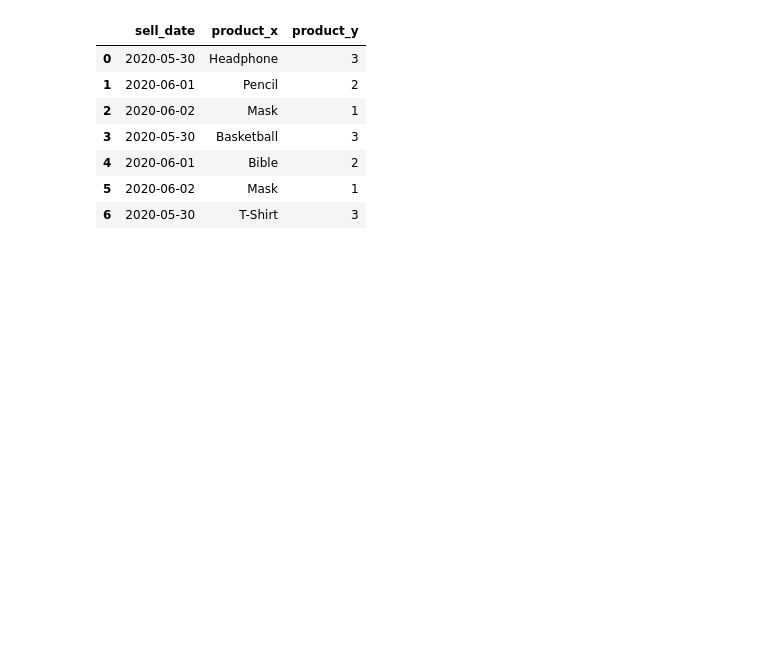
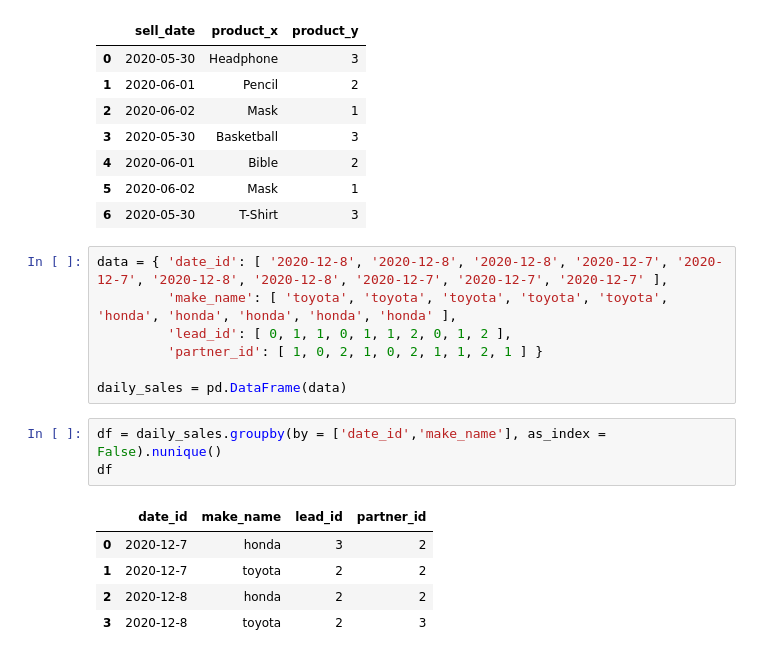
Before and after one commit to jjoseph-anderson/LeetCode, a Jupyter notebook: Rough_Work.ipynb, the cells around one changed output. Drawn from its saved outputs; the diff is of its cells as text; blank space fills up the shorter version.

```diff
--- a/Rough_Work.ipynb
+++ b/Rough_Work.ipynb
@@ -748,3 +748,19 @@ pd.merge(activities, counted, how='left', on = 'sell_date')
 | 4 | 2020-06-01 | Bible | 2 |
 | 5 | 2020-06-02 | Mask | 1 |
 | 6 | 2020-05-30 | T-Shirt | 3 |
+# %%
+data = { 'date_id': [ '2020-12-8', '2020-12-8', '2020-12-8', '2020-12-7', '2020-12-7', '2020-12-8', '2020-12-8', '2020-12-7', '2020-12-7', '2020-12-7' ],
+         'make_name': [ 'toyota', 'toyota', 'toyota', 'toyota', 'toyota', 'honda', 'honda', 'honda', 'honda', 'honda' ],
+         'lead_id': [ 0, 1, 1, 0, 1, 1, 2, 0, 1, 2 ],
+         'partner_id': [ 1, 0, 2, 1, 0, 2, 1, 1, 2, 1 ] }
+
+daily_sales = pd.DataFrame(data)
+# %%
+df = daily_sales.groupby(by = ['date_id','make_name'], as_index = False).nunique()
+df
+# %% [output]
+|  | date_id | make_name | lead_id | partner_id |
+| 0 | 2020-12-7 | honda | 3 | 2 |
+| 1 | 2020-12-7 | toyota | 2 | 2 |
+| 2 | 2020-12-8 | honda | 2 | 2 |
+| 3 | 2020-12-8 | toyota | 2 | 3 |
```
Also changed, not shown: parts of 1 cell of this notebook, 1 other file.
